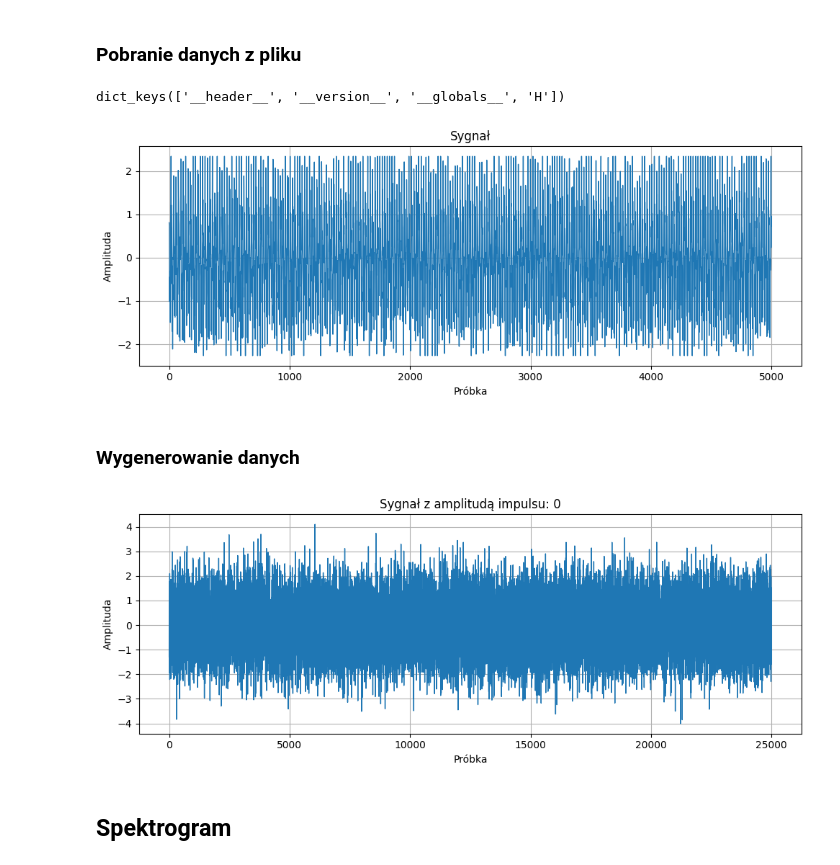
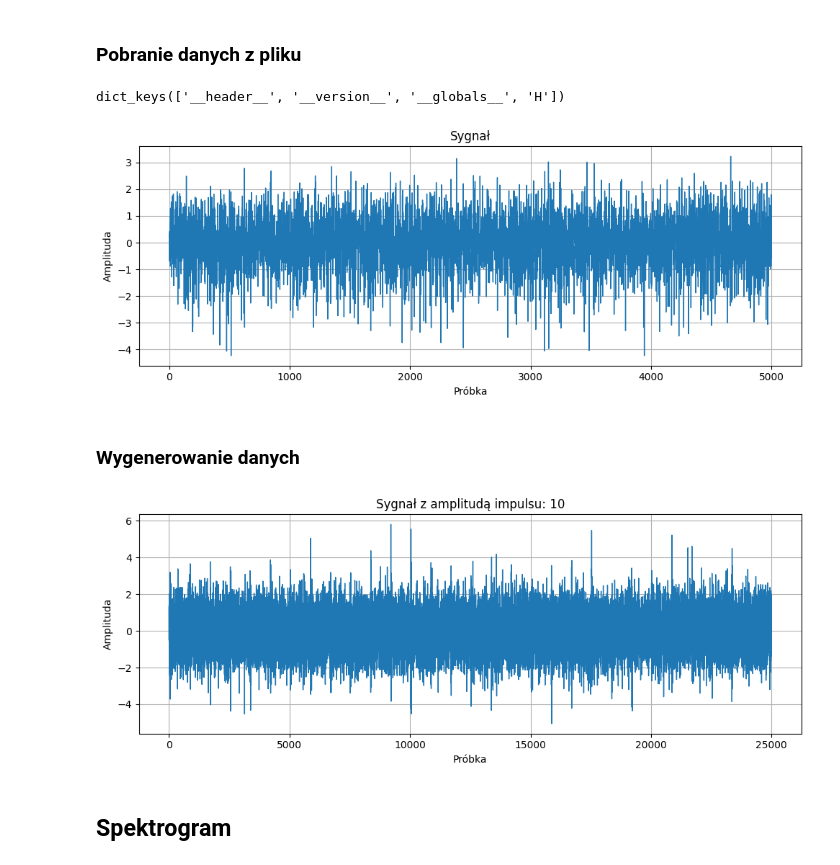
Before and after one commit to MD275996/System-to-identify-anomalies-in-vibration-signals-for-local-damage-detection-in-machines, a Jupyter notebook: main.ipynb, the cells around one changed output. Cells and saved outputs as stored; diff of their text form; code cells hidden in the pictures.

Commit message:
feat: efectivness_plot

```diff
--- a/main.ipynb
+++ b/main.ipynb
@@ -9,27 +9,27 @@ import scipy
 # %%
 from scipy.io import loadmat
 
 # wczytanie pliku
-data = loadmat('assets/vibration_dataset/Faulty/F60.mat')
-# data = loadmat('assets/vibration_dataset/Healthy/H1.mat')
+# data = loadmat('assets/vibration_dataset/Faulty/F1.mat')
+data = loadmat('assets/vibration_dataset/Healthy/H1.mat')
 print(data.keys())
 signal = data["H"][:,1]
 plt.figure(figsize=(10, 4))
 plt.plot(signal, linewidth=1)
 plt.title(f"Sygnał")
 plt.xlabel("Próbka")
 plt.ylabel("Amplituda")
 plt.grid(True)
 plt.tight_layout()
 plt.show()
 # %% [output]
 dict_keys(['__header__', '__version__', '__globals__', 'H'])
-[figure, old version]
+[figure, new version]
 # %% [markdown]
 ### Wygenerowanie danych
 # %%
 import impuls_simulator as impuls_simulator
-B=0
+B=10
 fs=25000
 varsize=25000
 fmod=30
@@ -47,7 +47,7 @@ plt.grid(True)
 plt.tight_layout()
 plt.show()
 # %% [output]
-[figure, old version]
+[figure, new version]
 # %% [markdown]
 ## Spektrogram
 # %%
```
Also changed, not shown: parts of 15 cells of this notebook.
